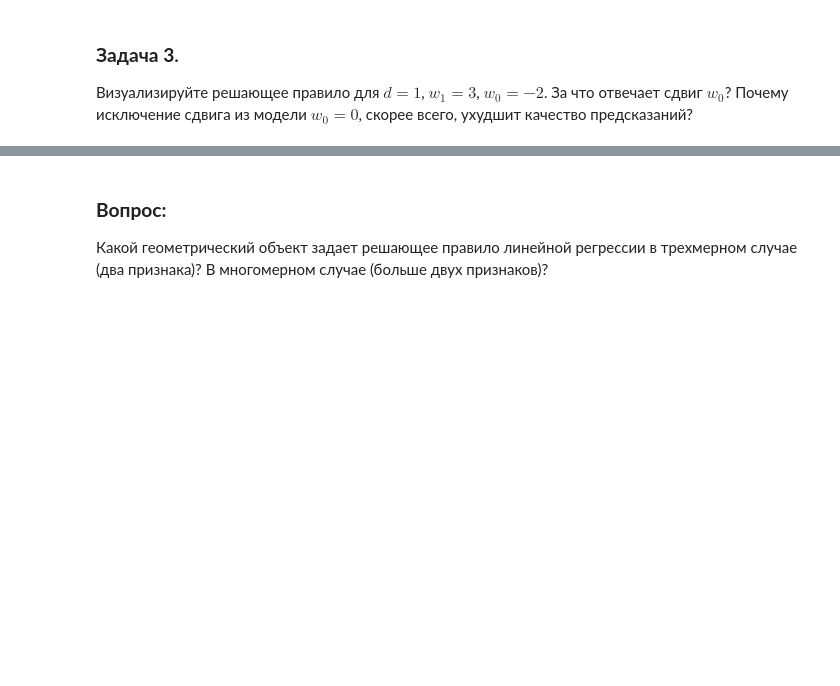
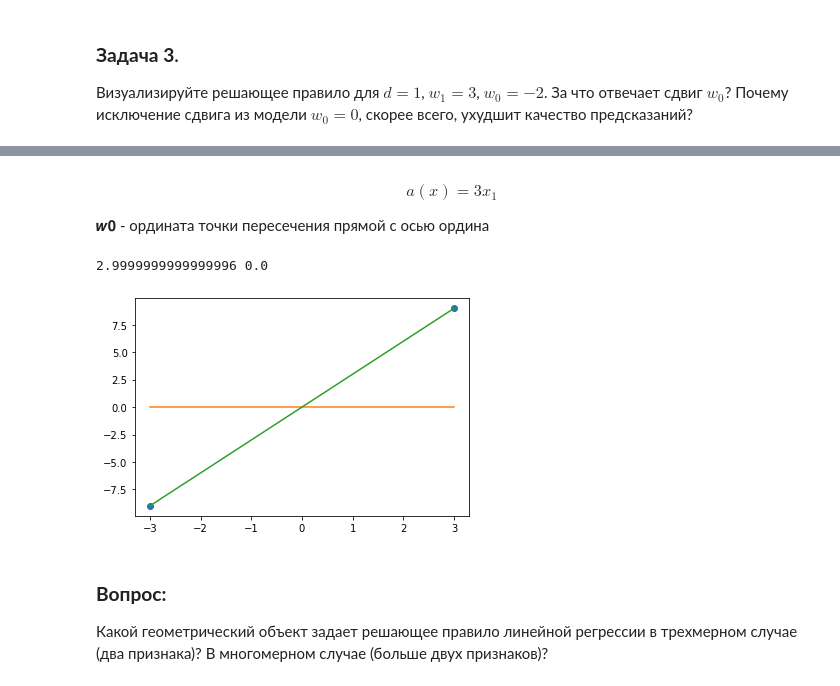
Before and after one commit to UTMN-Magistracy/Machine_Learning, a Jupyter notebook: Практические задания/4_1_Линейная регрессия.ipynb, the cells around one changed output, grey strips where cells are left out. Drawn from its saved outputs; the diff is of its cells as text; code cells hidden in the pictures; blank space fills up the shorter version.

```diff
--- a/Практические задания/4_1_Линейная регрессия.ipynb
+++ b/Практические задания/4_1_Линейная регрессия.ipynb
@@ -39,3 +91,16 @@ $$a(x) = w_1 x_1 + w_2 x_2 + w_3 x_3 + b$$
+# %% [markdown]
+$$a(x) = 3 x_1 $$
+
+𝒘𝟎 - ордината точки пересечения прямой с осью ордина
+# %%
+# Код, реализующий визуализацию.
+# Пояснения обязательны!
+x = np.array([-3, 3])
+y = np.array([-9, 9])
+present_plot(x=x, y=y)
+# %% [output]
+2.9999999999999996 0.0
+[figure, added]
 # %% [markdown]
 ### **Вопрос:**
 
```
Also changed, not shown: parts of 13 cells of this notebook.
